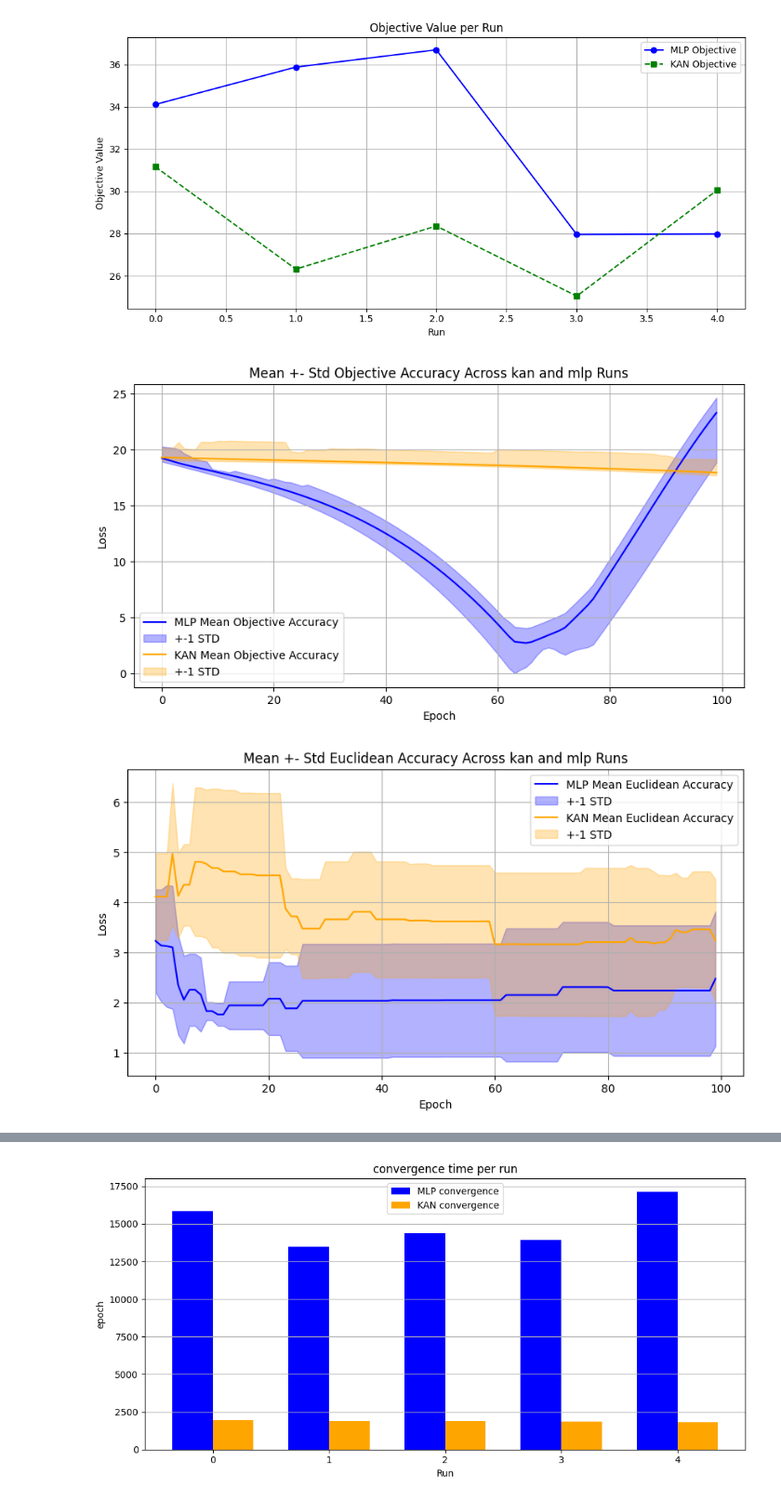
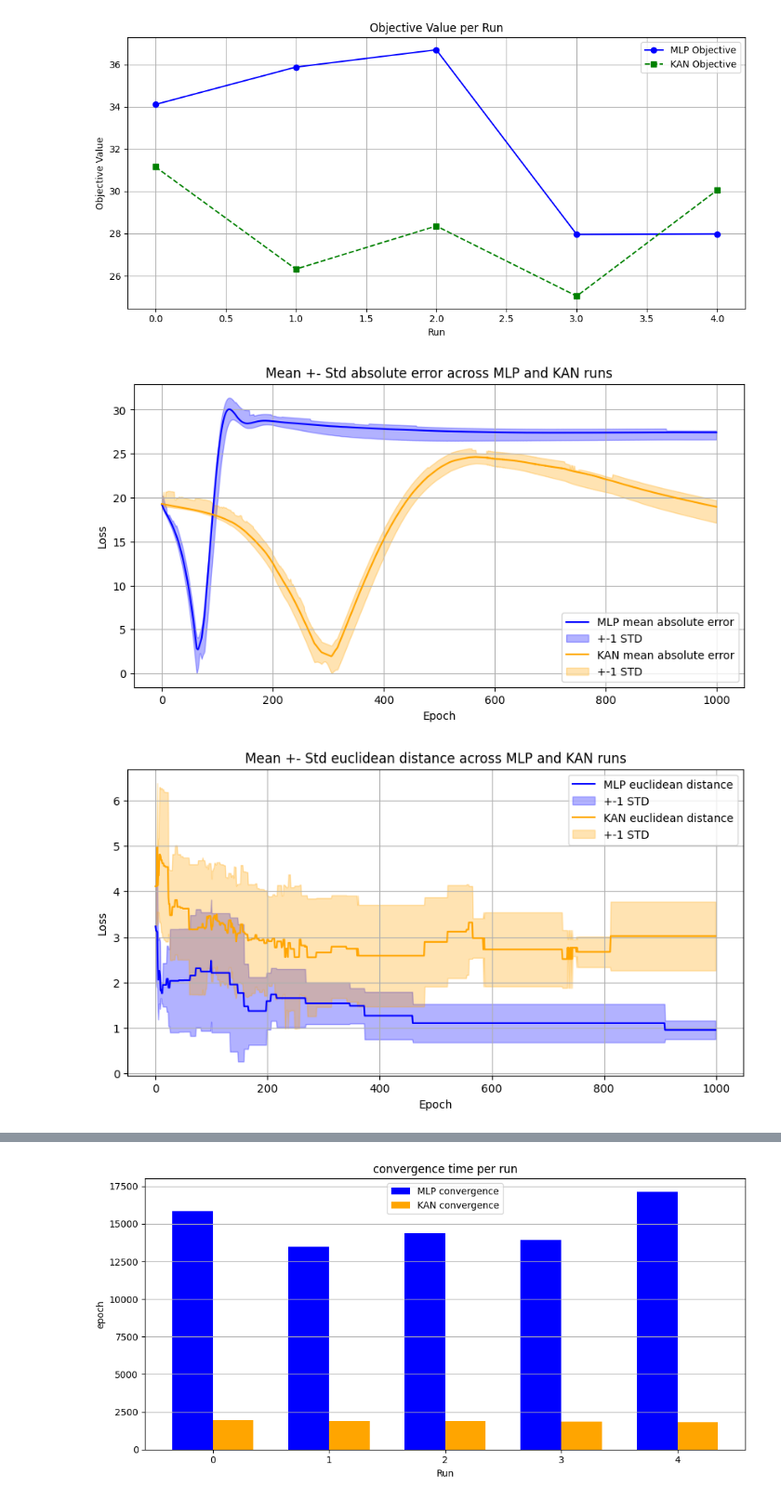
Before and after one commit to arjy143/Neural-Networks-for-Optimisation, a Jupyter notebook: Non-Convex Optimisation/Problem 2/Non-Convex-problem-2.ipynb, the cells around one changed output, grey strips where cells are left out. Shown at 93% size. Drawn from its saved outputs; the diff is of its cells as text; code cells hidden in the pictures.

```diff
--- a/Non-Convex Optimisation/Problem 2/Non-Convex-problem-2.ipynb
+++ b/Non-Convex Optimisation/Problem 2/Non-Convex-problem-2.ipynb
@@ -7,6 +7,28 @@ $\text{Subject to:} \\
 \quad x_1 + x_2 + x_3 \leq 10 \\
 \quad x_1 + x_2 + x_3 \geq 7 \\
 \quad x_1 - x_2 \geq -3$
+# %%
+import pickle
+with open('mlpResults.pkl', 'rb') as f:
+    mlpResults = pickle.load(f)
+with open('kanResults.pkl', 'rb') as f:
+    kanResults = pickle.load(f)
+
+mlpObjectives = mlpResults["mlpObjectives"]
+mlpAllLosses = mlpResults["mlpAllLosses"]
+mlpTimes = mlpResults["mlpTimes"]
+mlpSummary = mlpResults["mlpSummary"]
+mlpAllCoordinates = mlpResults["mlpAllCoordinates"]
+mlpAllEuclideanAccuracies = mlpResults["mlpAllEuclideanAccuracies"]
+mlpAllObjectiveAccuracies = mlpResults["mlpAllObjectiveAccuracies"]
+
+kanObjectives = kanResults["kanObjectives"]
+kanAllLosses = kanResults["kanAllLosses"]
+kanTimes = kanResults["kanTimes"]
+kanSummary = kanResults["kanSummary"]
+kanAllCoordinates = kanResults["kanAllCoordinates"]
+kanAllEuclideanAccuracies = kanResults["kanAllEuclideanAccuracies"]
+kanAllObjectiveAccuracies = kanResults["kanAllObjectiveAccuracies"]
 # %%
 import numpy as np
 import torch
@@ -628,39 +679,43 @@ plt.show()
 # %% [output]
 [figure]
 # %%
-#objective accuracy comparison
-epochLimit = 100
+#absolute error comparison
+start = 0
+epochLimit = 1000
+epochs = np.arange(start, epochLimit)
 plt.figure(figsize=(10, 5))
-plt.plot(mlpMeanObjectiveAccuracy[:epochLimit], label="MLP Mean Objective Accuracy", color='blue')
-plt.fill_between(range(epochLimit), mlpMeanObjectiveAccuracy[:epochLimit] - mlpStdObjectiveAccuracy[:epochLimit], mlpMeanObjectiveAccuracy[:epochLimit] + mlpStdEuclideanAccuracy[:epochLimit],
+plt.plot(epochs, mlpMeanObjectiveAccuracy[start:epochLimit], label="MLP mean absolute error", color='blue')
+plt.fill_between(epochs, mlpMeanObjectiveAccuracy[start:epochLimit] - mlpStdObjectiveAccuracy[start:epochLimit], mlpMeanObjectiveAccuracy[start:epochLimit] + mlpStdEuclideanAccuracy[start:epochLimit],
                  color='blue', alpha=0.3, label="+-1 STD")
-plt.plot(kanMeanObjectiveAccuracy[:epochLimit], label="KAN Mean Objective Accuracy", color='orange')
-plt.fill_between(range(epochLimit), kanMeanObjectiveAccuracy[:epochLimit] - kanStdObjectiveAccuracy[:epochLimit], kanMeanObjectiveAccuracy[:epochLimit] + kanStdEuclideanAccuracy[:epochLimit],
+plt.plot(epochs, kanMeanObjectiveAccuracy[start:epochLimit], label="KAN mean absolute error", color='orange')
+plt.fill_between(epochs, kanMeanObjectiveAccuracy[start:epochLimit] - kanStdObjectiveAccuracy[start:epochLimit], kanMeanObjectiveAccuracy[start:epochLimit] + kanStdEuclideanAccuracy[start:epochLimit],
                  color='orange', alpha=0.3, label="+-1 STD")
 plt.xlabel("Epoch")
 plt.ylabel("Loss")
-plt.title("Mean +- Std Objective Accuracy Across kan and mlp Runs")
+plt.title("Mean +- Std absolute error across MLP and KAN runs")
 plt.grid(True)
 plt.legend()
 plt.show()
 # %% [output]
-[figure, old version]
+[figure, new version]
 # %%
-#euclidean accuracy comparison
-epochLimit = 100
+#euclidean distance comparison
+start = 0
+epochLimit = 1000
+epochs = np.arange(start, epochLimit)
 plt.figure(figsize=(10, 5))
-plt.plot(mlpMeanEuclideanAccuracy[:epochLimit], label="MLP Mean Euclidean Accuracy", color='blue')
-plt.fill_between(range(epochLimit), mlpMeanEuclideanAccuracy[:epochLimit] - mlpStdEuclideanAccuracy[:epochLimit], mlpMeanEuclideanAccuracy[:epochLimit] + mlpStdEuclideanAccuracy[:epochLimit],
+plt.plot(epochs, mlpMeanEuclideanAccuracy[start:epochLimit], label="MLP euclidean distance", color='blue')
+plt.fill_between(epochs, mlpMeanEuclideanAccuracy[start:epochLimit] - mlpStdEuclideanAccuracy[start:epochLimit], mlpMeanEuclideanAccuracy[start:epochLimit] + mlpStdEuclideanAccuracy[start:epochLimit],
                  color='blue', alpha=0.3, label="+-1 STD")
-plt.plot(kanMeanEuclideanAccuracy[:epochLimit], label="KAN Mean Euclidean Accuracy", color='orange')
-plt.fill_between(range(epochLimit), kanMeanEuclideanAccuracy[:epochLimit] - kanStdEuclideanAccuracy[:epochLimit], kanMeanEuclideanAccuracy[:epochLimit] + kanStdEuclideanAccuracy[:epochLimit],
+plt.plot(epochs, kanMeanEuclideanAccuracy[start:epochLimit], label="KAN euclidean distance", color='orange')
+plt.fill_between(epochs, kanMeanEuclideanAccuracy[start:epochLimit] - kanStdEuclideanAccuracy[start:epochLimit], kanMeanEuclideanAccuracy[start:epochLimit] + kanStdEuclideanAccuracy[start:epochLimit],
                  color='orange', alpha=0.3, label="+-1 STD")
 plt.xlabel("Epoch")
 plt.ylabel("Loss")
-plt.title("Mean +- Std Euclidean Accuracy Across kan and mlp Runs")
+plt.title("Mean +- Std euclidean distance across MLP and KAN runs")
 plt.grid(True)
 plt.legend()
 plt.show()
 # %% [output]
-[figure, old version]
+[figure, new version]
 # %%
```
Also changed, not shown: parts of 11 cells of this notebook, 1 other file.
